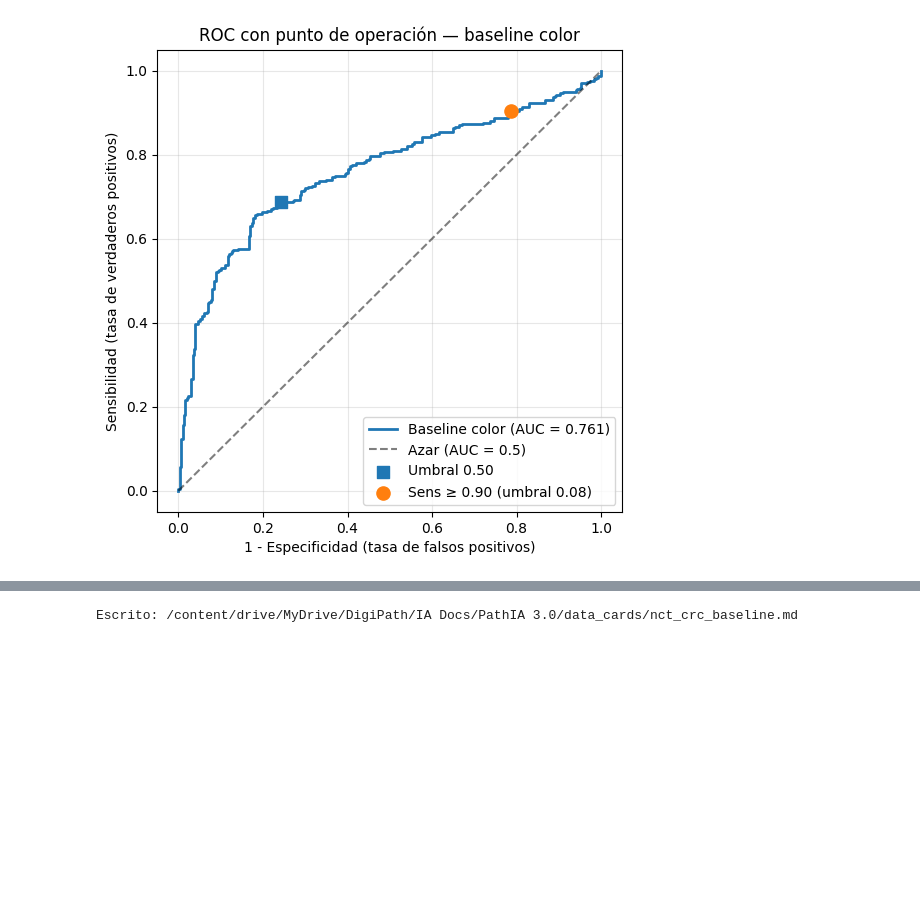
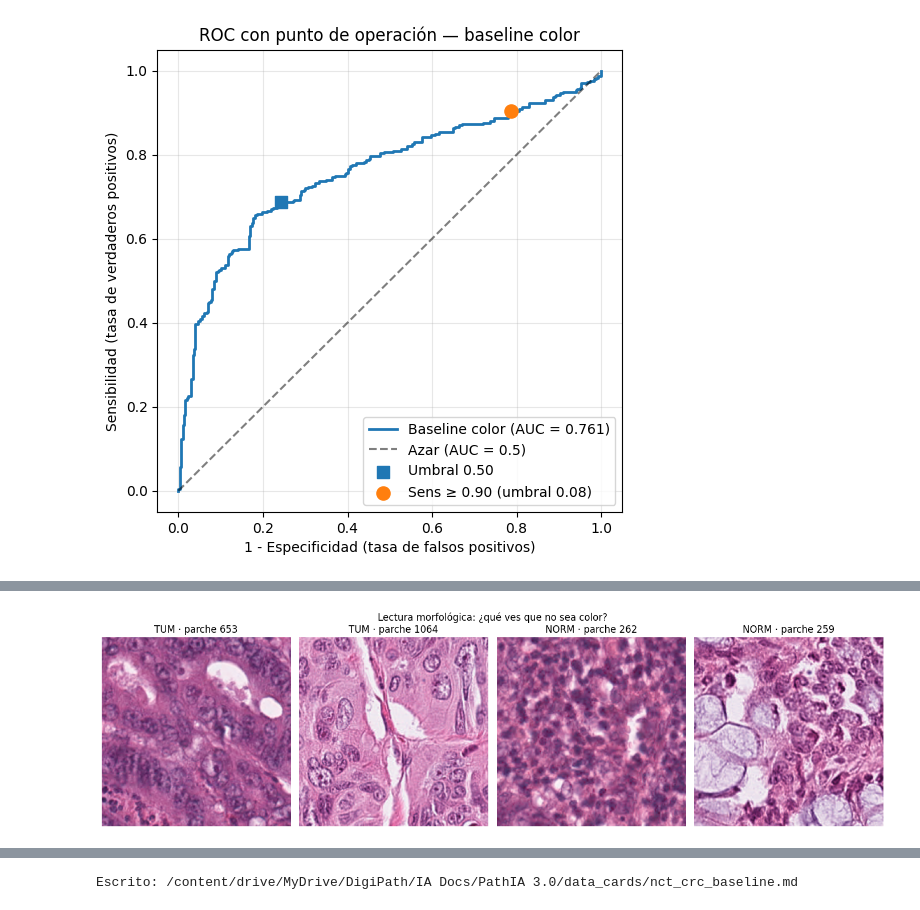
Before and after one commit to CarlosJB95/PathIA-MSI-colon, a Jupyter notebook: notebooks/Notebook_06_intro_clasificacion.ipynb, the cells around one changed output, grey strips where cells are left out. Cells and saved outputs as stored; diff of their text form; code cells hidden in the pictures; blank space fills up the shorter version.

```diff
--- a/notebooks/Notebook_06_intro_clasificacion.ipynb
+++ b/notebooks/Notebook_06_intro_clasificacion.ipynb
@@ -88,7 +107,7 @@ def cargar_datos():
             d = np.load(ruta); print("Datos desde cache:", ruta)
             return d["Xtr"], d["ytr"], d["Xte"], d["yte"]
     # 2) En Colab sin Drive: detenerse en vez de re-descargar a ciegas
-    if EN_COLAB and not os.path.isdir("/content/drive/MyDrive"):
+    if EN_COLAB and not os.path.ismount("/content/drive"):
         raise RuntimeError("Drive no está montado y no hay cache local. Monta Drive "
                            "(drive.mount('/content/drive', force_remount=True)) y vuelve a correr.")
     # 3) descarga ligera + cachea
@@ -96,7 +115,7 @@ def cargar_datos():
     todos = [f for f in list_repo_files(REPO, repo_type="dataset") if f.endswith(".parquet")]
     Xtr, ytr = _carga_split("NCT_CRC_HE_100K", N_TRAIN, todos)   # cohorte 86 pac
     Xte, yte = _carga_split("CRC_VAL_HE_7K",   N_TEST,  todos)   # cohorte 50 pac
-    destino = CACHE_DRIVE if os.path.isdir("/content/drive/MyDrive") else CACHE_LOCAL
+    destino = CACHE_DRIVE if os.path.ismount("/content/drive") else CACHE_LOCAL
     carpeta = os.path.dirname(destino)
     if carpeta:                                   # la ruta local no tiene carpeta
         os.makedirs(carpeta, exist_ok=True)
@@ -389,0 +428,14 @@ Umbral para sens ≥ 0.90: 0.085 → sens 0.903 | espec 0.213
+# %%
+rng_vis = np.random.default_rng(SEED)
+idx_tum  = rng_vis.choice(np.where(ytr == "TUM")[0],  size=2, replace=False)
+idx_norm = rng_vis.choice(np.where(ytr == "NORM")[0], size=2, replace=False)
+
+fig, ejes = plt.subplots(1, 4, figsize=(14, 4))
+for eje, i, clase in zip(ejes, [*idx_tum, *idx_norm], ["TUM", "TUM", "NORM", "NORM"]):
+    eje.imshow(Xtr[i])
+    eje.set_title(f"{clase} · parche {i}")
+    eje.axis("off")
+plt.suptitle("Lectura morfológica: ¿qué ves que no sea color?")
+plt.tight_layout(); plt.show()
+# %% [output]
+[figure, added]
```
Also changed, not shown: parts of 40 cells of this notebook.
